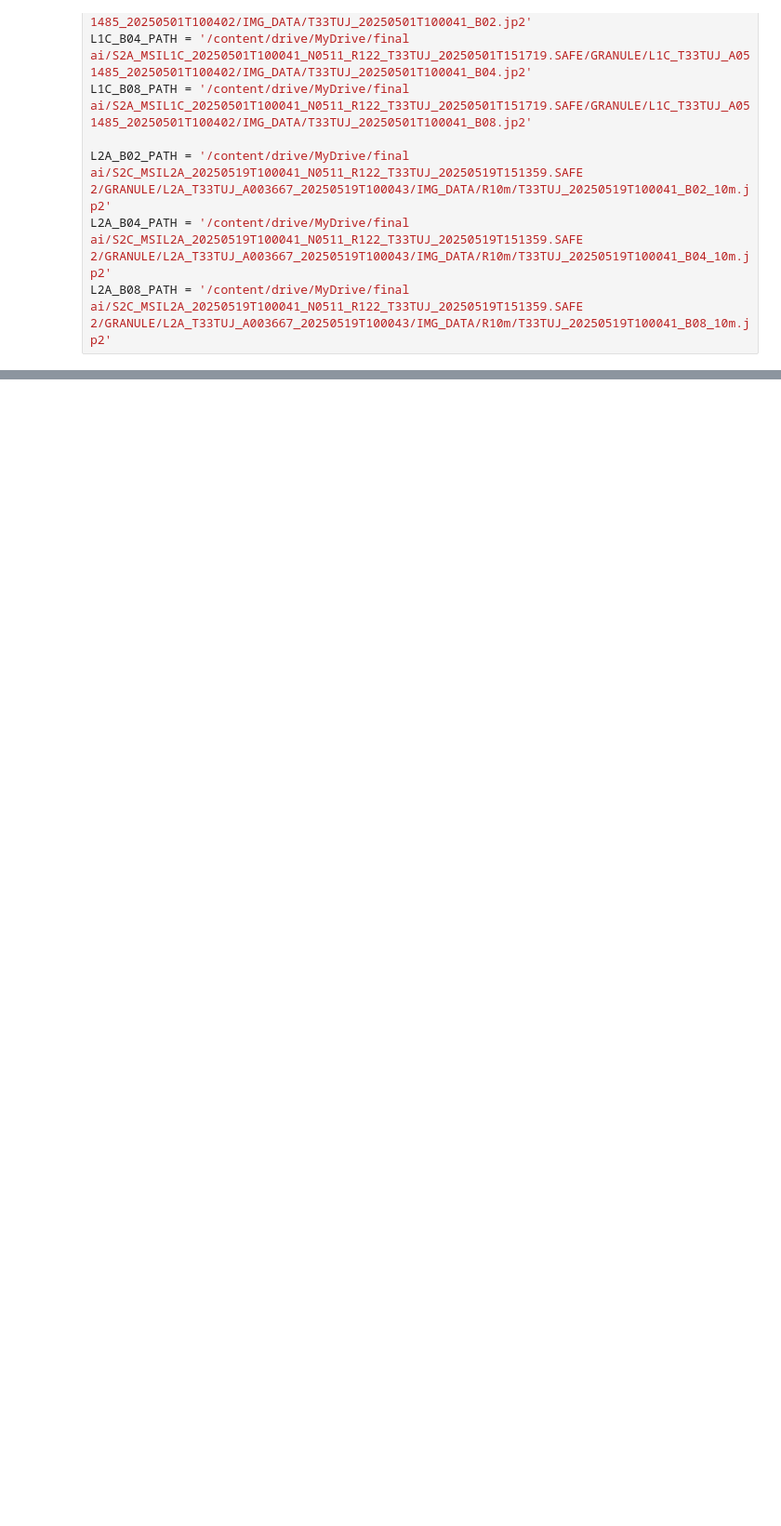
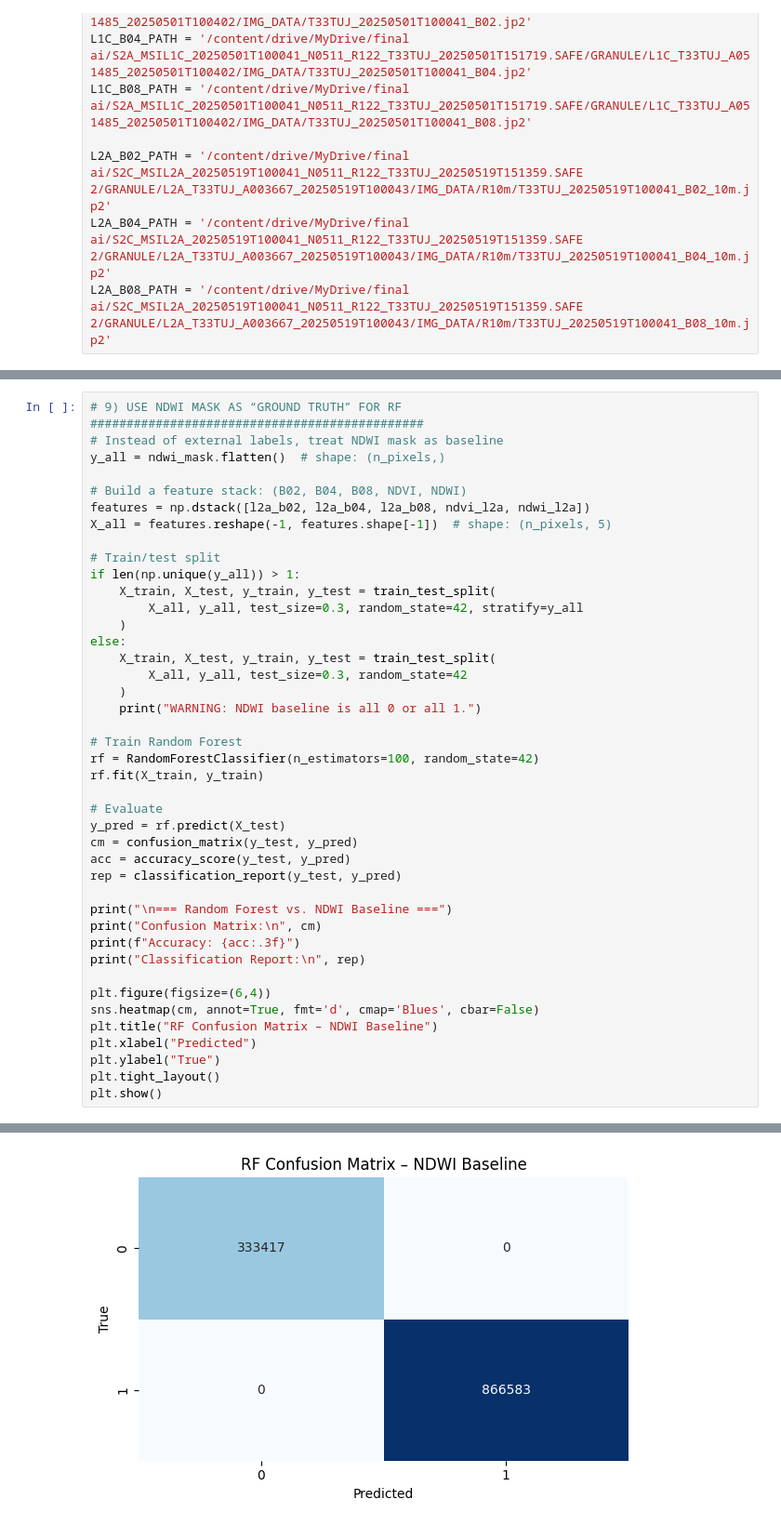
Before and after one commit to stellajiangggg/AI-proect, a Jupyter notebook: Untitlefind1.ipynb, the cells around one changed output, grey strips where cells are left out. Shown at 93% size. Drawn from its saved outputs; the diff is of its cells as text; blank space fills up the shorter version.

```diff
--- a/Untitlefind1.ipynb
+++ b/Untitlefind1.ipynb
@@ -350,0 +270,44 @@ shap.summary_plot(shap_values, X_sample, feature_names=["B02","B04","B08","NDVI"
+# %%
+# 9) USE NDWI MASK AS “GROUND TRUTH” FOR RF
+##############################################
+# Instead of external labels, treat NDWI mask as baseline
+y_all = ndwi_mask.flatten()  # shape: (n_pixels,)
+
+# Build a feature stack: (B02, B04, B08, NDVI, NDWI)
+features = np.dstack([l2a_b02, l2a_b04, l2a_b08, ndvi_l2a, ndwi_l2a])
+X_all = features.reshape(-1, features.shape[-1])  # shape: (n_pixels, 5)
+
+# Train/test split
+if len(np.unique(y_all)) > 1:
+    X_train, X_test, y_train, y_test = train_test_split(
+        X_all, y_all, test_size=0.3, random_state=42, stratify=y_all
+    )
+else:
+    X_train, X_test, y_train, y_test = train_test_split(
+        X_all, y_all, test_size=0.3, random_state=42
+    )
+    print("WARNING: NDWI baseline is all 0 or all 1.")
+
+# Train Random Forest
+rf = RandomForestClassifier(n_estimators=100, random_state=42)
+rf.fit(X_train, y_train)
+
+# Evaluate
+y_pred = rf.predict(X_test)
+cm = confusion_matrix(y_test, y_pred)
+acc = accuracy_score(y_test, y_pred)
+rep = classification_report(y_test, y_pred)
+
+print("\n=== Random Forest vs. NDWI Baseline ===")
+print("Confusion Matrix:\n", cm)
+print(f"Accuracy: {acc:.3f}")
+print("Classification Report:\n", rep)
+
+plt.figure(figsize=(6,4))
+sns.heatmap(cm, annot=True, fmt='d', cmap='Blues', cbar=False)
+plt.title("RF Confusion Matrix – NDWI Baseline")
+plt.xlabel("Predicted")
+plt.ylabel("True")
+plt.tight_layout()
+plt.show()
+# %% [output]
@@ -350,0 +328 @@ shap.summary_plot(shap_values, X_sample, feature_names=["B02","B04","B08","NDVI"
+[figure, added]
```
Also changed, not shown: parts of 18 cells of this notebook.
